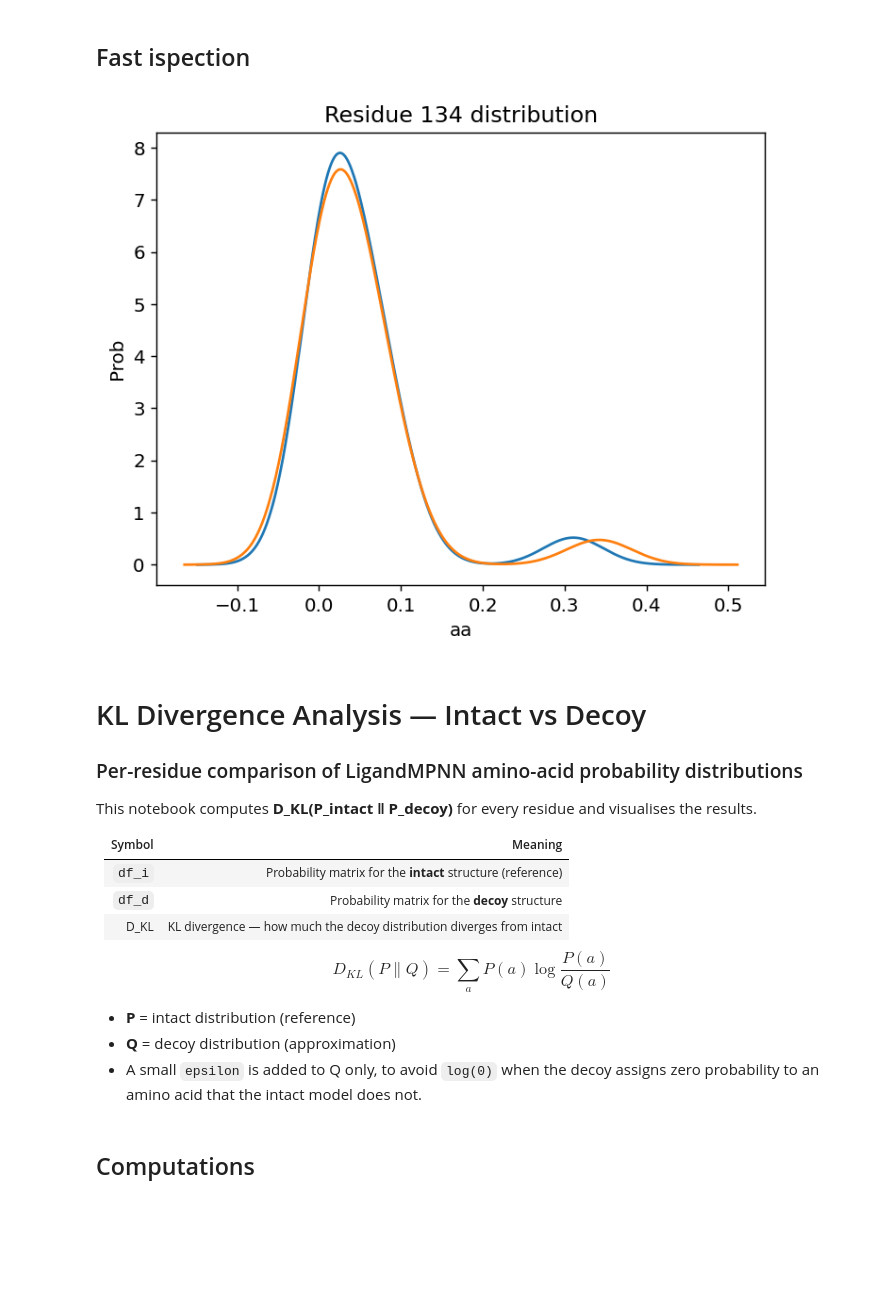
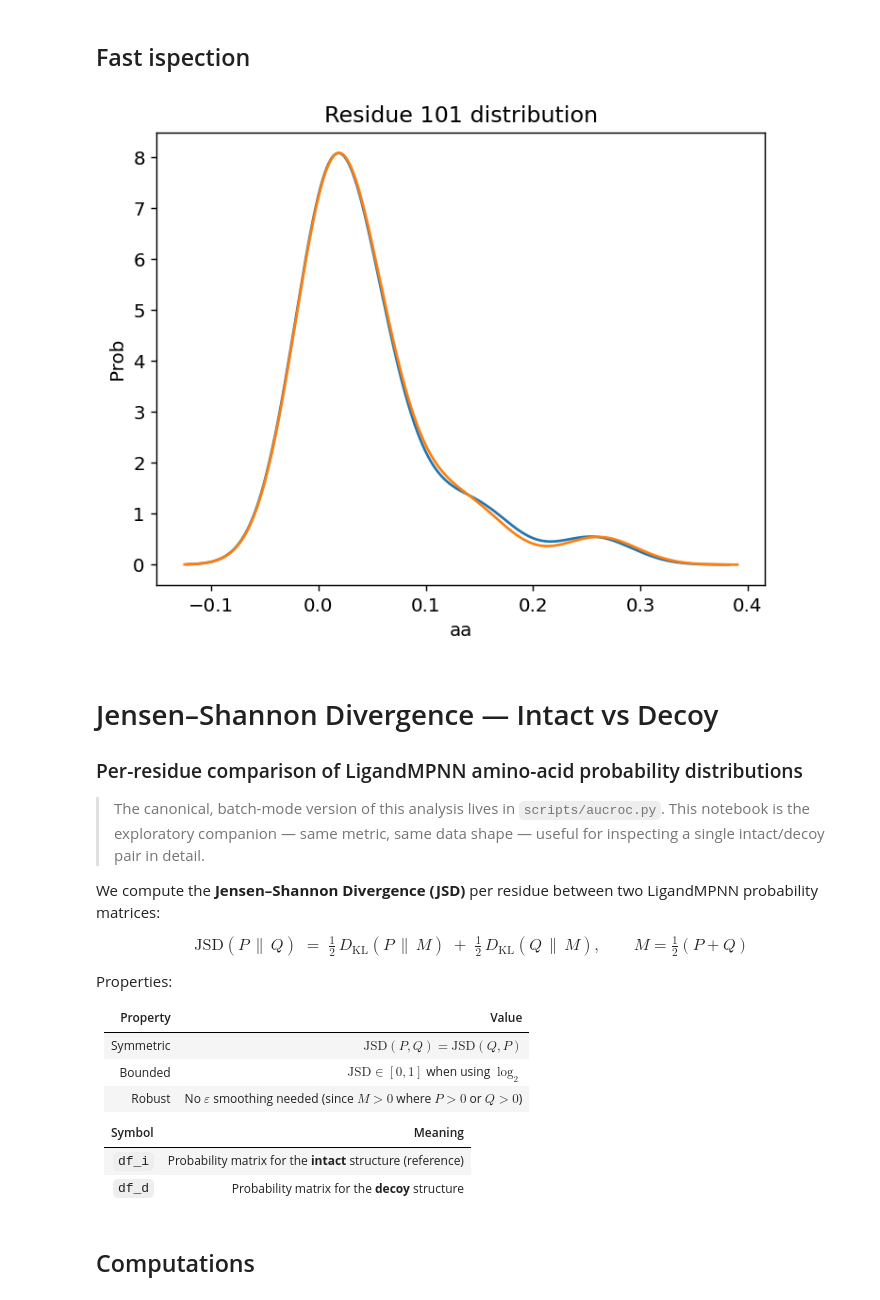
Before and after one commit to tedeschg/ProteinPerturbation, a Jupyter notebook: analysis.ipynb, the cells around one changed output. Drawn from its saved outputs; the diff is of its cells as text; code cells hidden in the pictures; blank space fills up the shorter version.

```diff
--- a/analysis.ipynb
+++ b/analysis.ipynb
@@ -129,35 +111,44 @@ df_d.index = [f"pos{i}" for i in range(probs_d.shape[1])]
 # %%
 import matplotlib.pyplot as plt
 
-res = 134
+res = 101
 
 df_i.iloc[res].plot(kind="kde")
 df_d.iloc[res].plot(kind="kde")
 
 plt.title(f"Residue {res} distribution")
 plt.xlabel("aa")
 plt.ylabel("Prob")
 plt.show()
 # %% [output]
-[figure, old version]
+[figure, new version]
 # %% [markdown]
-# KL Divergence Analysis — Intact vs Decoy
+# Jensen–Shannon Divergence — Intact vs Decoy
 ### Per-residue comparison of LigandMPNN amino-acid probability distributions
 
-This notebook computes **D_KL(P_intact ‖ P_decoy)** for every residue and visualises the results.
+> The canonical, batch-mode version of this analysis lives in
+> `scripts/aucroc.py`. This notebook is the exploratory companion — same
+> metric, same data shape — useful for inspecting a single intact/decoy pair
+> in detail.
+
+We compute the **Jensen–Shannon Divergence (JSD)** per residue between two
+LigandMPNN probability matrices:
+
+$$\mathrm{JSD}(P \,\|\, Q) \;=\; \tfrac{1}{2}\,D_{\mathrm{KL}}(P \,\|\, M)
+\;+\; \tfrac{1}{2}\,D_{\mathrm{KL}}(Q \,\|\, M), \qquad M = \tfrac{1}{2}(P + Q)$$
+
+Properties:
+
+| Property      | Value                                                |
+|---------------|------------------------------------------------------|
+| Symmetric     | $\mathrm{JSD}(P,Q) = \mathrm{JSD}(Q,P)$              |
+| Bounded       | $\mathrm{JSD}\in[0,1]$ when using $\log_2$           |
+| Robust        | No $\varepsilon$ smoothing needed (since $M>0$ where $P>0$ or $Q>0$) |
 
 | Symbol | Meaning |
 |--------|---------|
 | `df_i` | Probability matrix for the **intact** structure (reference) |
 | `df_d` | Probability matrix for the **decoy** structure |
-| D_KL   | KL divergence — how much the decoy distribution diverges from intact |
-
-
-$$D_{KL}(P \| Q) = \sum_{a} P(a) \log \frac{P(a)}{Q(a)}$$
-
-- **P** = intact distribution (reference)
-- **Q** = decoy distribution (approximation)
-- A small `epsilon` is added to Q only, to avoid `log(0)` when the decoy assigns zero probability to an amino acid that the intact model does not.
 # %%
 import numpy as np
 import pandas as pd
```
Also changed, not shown: parts of 12 cells of this notebook, 10 other files.
